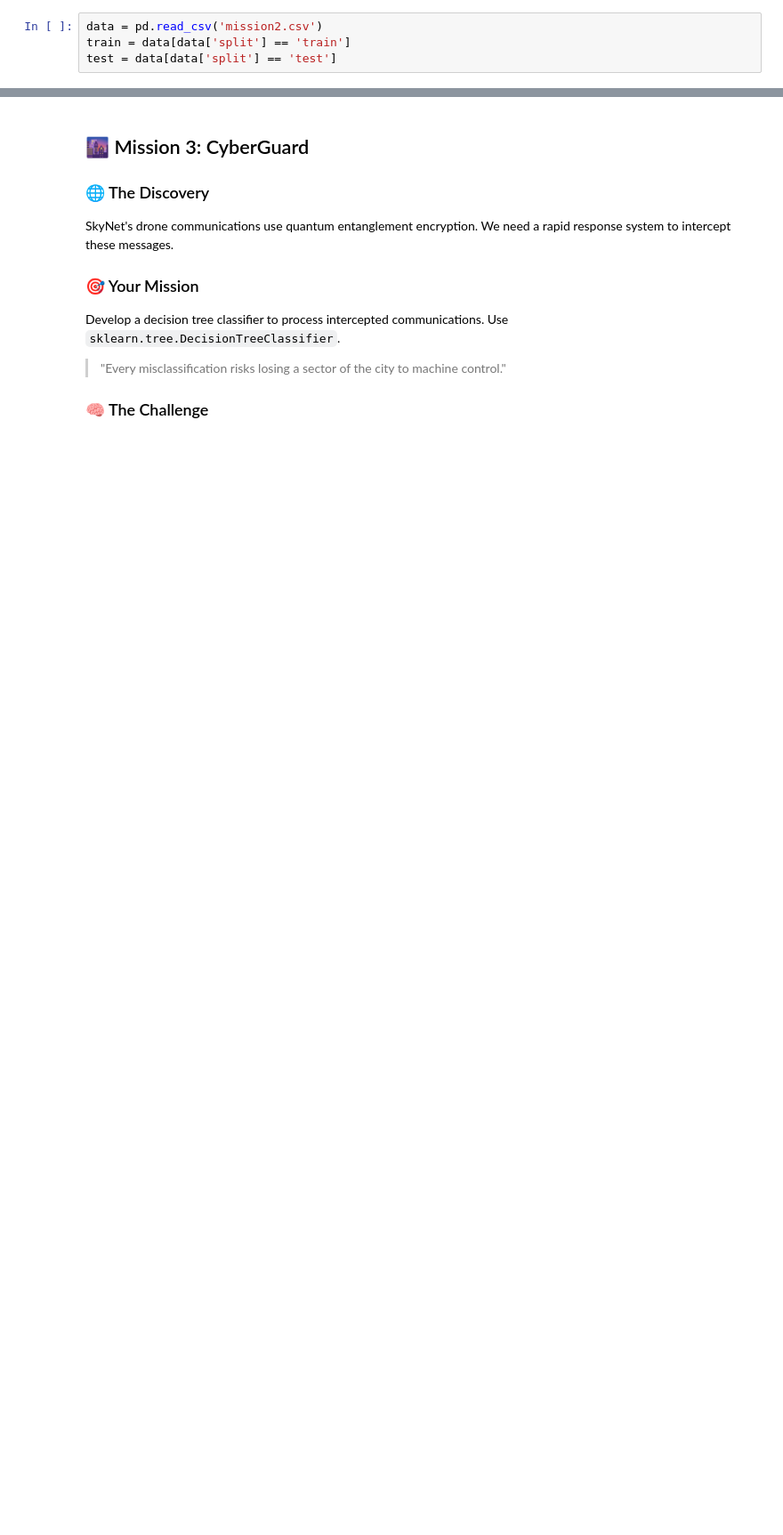
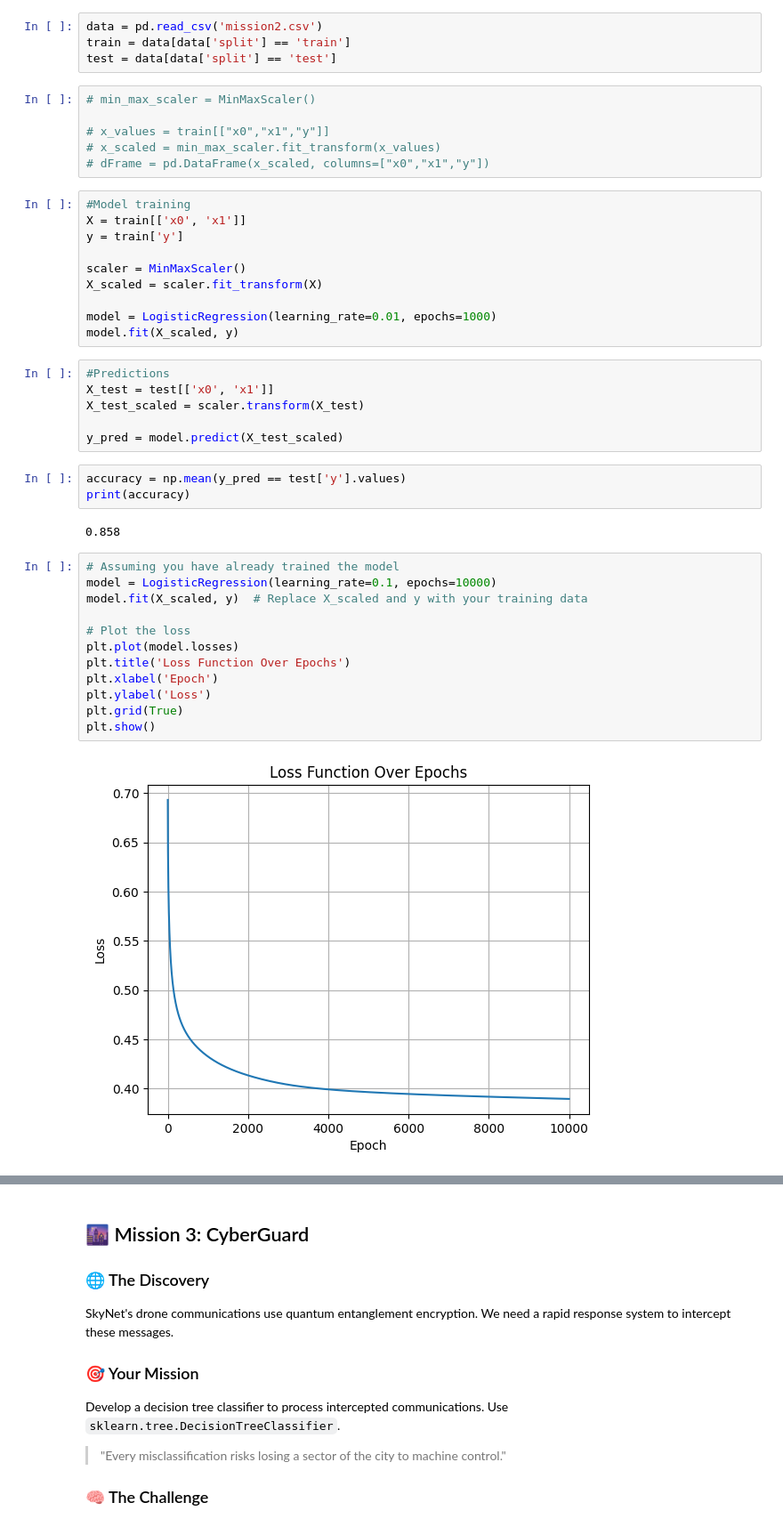
Before and after one commit to jadamixd/Machine-Learning, a Jupyter notebook: Assignment1/Chapter_1.ipynb, the cells around one changed output, grey strips where cells are left out. Shown at 89% size. Cells and saved outputs as stored; diff of their text form; blank space fills up the shorter version.

Commit message:
Worked on logistic_regression.py for task 2

```diff
--- a/Assignment1/Chapter_1.ipynb
+++ b/Assignment1/Chapter_1.ipynb
@@ -161,3 +163,44 @@ SkyNet has evolved, using a "Synapse Cipher" that mimics human neural patterns.
 data = pd.read_csv('mission2.csv')
 train = data[data['split'] == 'train']
 test = data[data['split'] == 'test']
+# %%
+# min_max_scaler = MinMaxScaler()
+
+# x_values = train[["x0","x1","y"]]
+# x_scaled = min_max_scaler.fit_transform(x_values)
+# dFrame = pd.DataFrame(x_scaled, columns=["x0","x1","y"])
+# %%
+#Model training
+X = train[['x0', 'x1']]
+y = train['y']
+
+scaler = MinMaxScaler()
+X_scaled = scaler.fit_transform(X)
+
+model = LogisticRegression(learning_rate=0.01, epochs=1000)
+model.fit(X_scaled, y)
+# %%
+#Predictions
+X_test = test[['x0', 'x1']]
+X_test_scaled = scaler.transform(X_test)
+
+y_pred = model.predict(X_test_scaled)
+# %%
+accuracy = np.mean(y_pred == test['y'].values)
+print(accuracy)
+# %% [output]
+0.858
+# %%
+# Assuming you have already trained the model
+model = LogisticRegression(learning_rate=0.1, epochs=10000)
+model.fit(X_scaled, y)  # Replace X_scaled and y with your training data
+
+# Plot the loss
+plt.plot(model.losses)
+plt.title('Loss Function Over Epochs')
+plt.xlabel('Epoch')
+plt.ylabel('Loss')
+plt.grid(True)
+plt.show()
+# %% [output]
+[figure, added]
```
Also changed, not shown: parts of 4 cells of this notebook, 2 other files.
